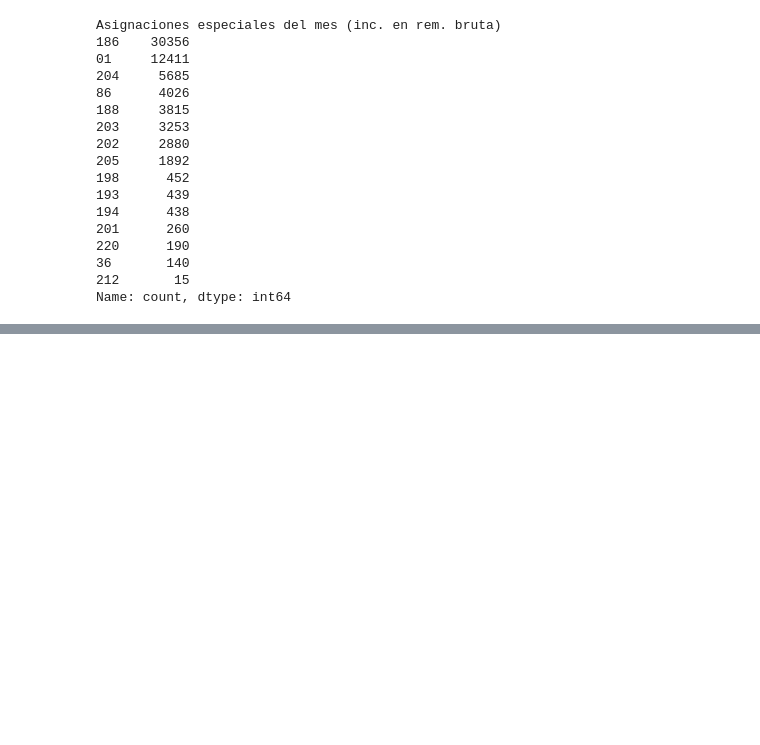
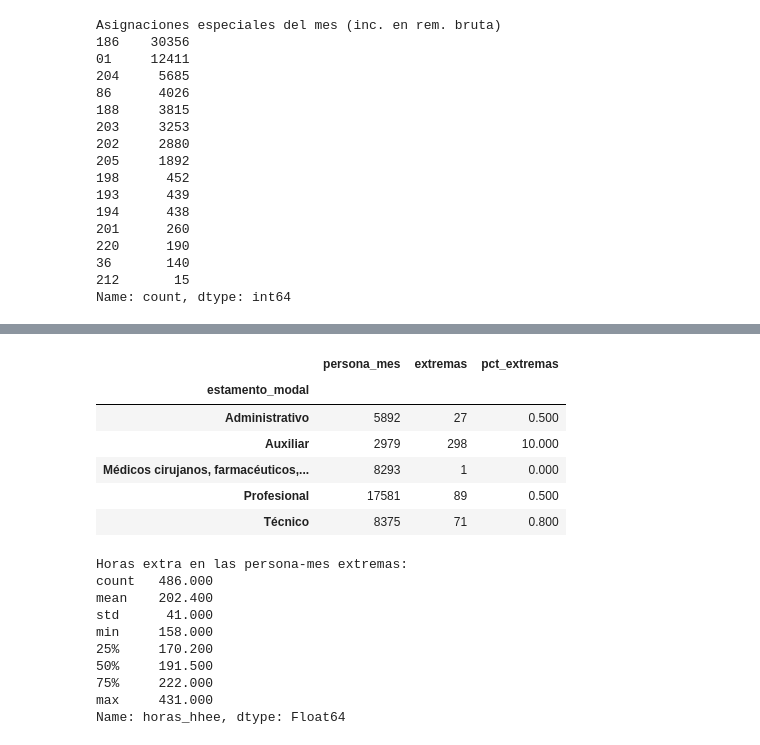
Before and after one commit to josenaxo/Proyecto-Business, a Jupyter notebook: Analysis/EDA.ipynb, the cells around one changed output, grey strips where cells are left out. Drawn from its saved outputs; the diff is of its cells as text; code cells hidden in the pictures; blank space fills up the shorter version.

```diff
--- a/Analysis/EDA.ipynb
+++ b/Analysis/EDA.ipynb
@@ -722,0 +931,24 @@ Name: count, dtype: int64
+# %%
+#TABLA ANALÍTICA C1
+analitica = pmB.copy()
+
+analitica["horas_hhee"] = analitica["horas_diurnas"] + analitica["horas_nocturnas"]
+analitica["pct_hhee_en_rem"] = np.where(
+    analitica["rem_bruta"] > 0,
+    analitica["monto_hhee"] / analitica["rem_bruta"] * 100,
+    np.nan,
+)
+
+analitica["flag_mes_atipico"] = analitica["periodo"].eq("2025-01")
+analitica["flag_rem_cero"] = analitica["rem_bruta"] <= 0
+analitica["flag_pct_imposible"] = analitica["pct_hhee_en_rem"] > 100
+
+horas_con_hhee = analitica.loc[analitica["horas_hhee"] > 0, "horas_hhee"]
+q1, q3 = horas_con_hhee.quantile([0.25, 0.75])
+limite_extremo = q3 + 1.5 * (q3 - q1)
+analitica["flag_horas_extremas"] = analitica["horas_hhee"] > limite_extremo
+
+print("Persona-mes:", len(analitica))
+print(f"Q1 = {q1}, Q3 = {q3}, límite de valor extremo = {limite_extremo} horas")
+print("\nPersona-mes marcadas por tipo:")
+print(analitica.filter(like="flag_").sum())
@@ -722,0 +976,31 @@ Name: count, dtype: int64
+# %%
+#VALORES EXTREMOS POR ESTAMENTO
+extremas = analitica[analitica["flag_horas_extremas"]]
+
+tabla_extremas = pd.DataFrame({
+    "persona_mes": analitica.groupby("estamento_modal").size(),
+    "extremas": extremas.groupby("estamento_modal").size(),
+}).fillna(0)
+tabla_extremas["pct_extremas"] = (tabla_extremas["extremas"] / tabla_extremas["persona_mes"] * 100).round(1)
+
+display(tabla_extremas)
+print("Horas extra en las persona-mes extremas:")
+print(extremas["horas_hhee"].describe().round(1))
+# %% [output]
+|  | persona_mes | extremas | pct_extremas |
+| estamento_modal |  |  |  |
+| Administrativo | 5892 | 27 | 0.500 |
+| Auxiliar | 2979 | 298 | 10.000 |
+| Médicos cirujanos, farmacéuticos,... | 8293 | 1 | 0.000 |
+| Profesional | 17581 | 89 | 0.500 |
+| Técnico | 8375 | 71 | 0.800 |
+Horas extra en las persona-mes extremas:
+count   486.000
+mean    202.400
+std      41.000
+min     158.000
+25%     170.200
+50%     191.500
+75%     222.000
+max     431.000
+Name: horas_hhee, dtype: Float64
```
Also changed, not shown: parts of 14 cells of this notebook, 1 other file.
